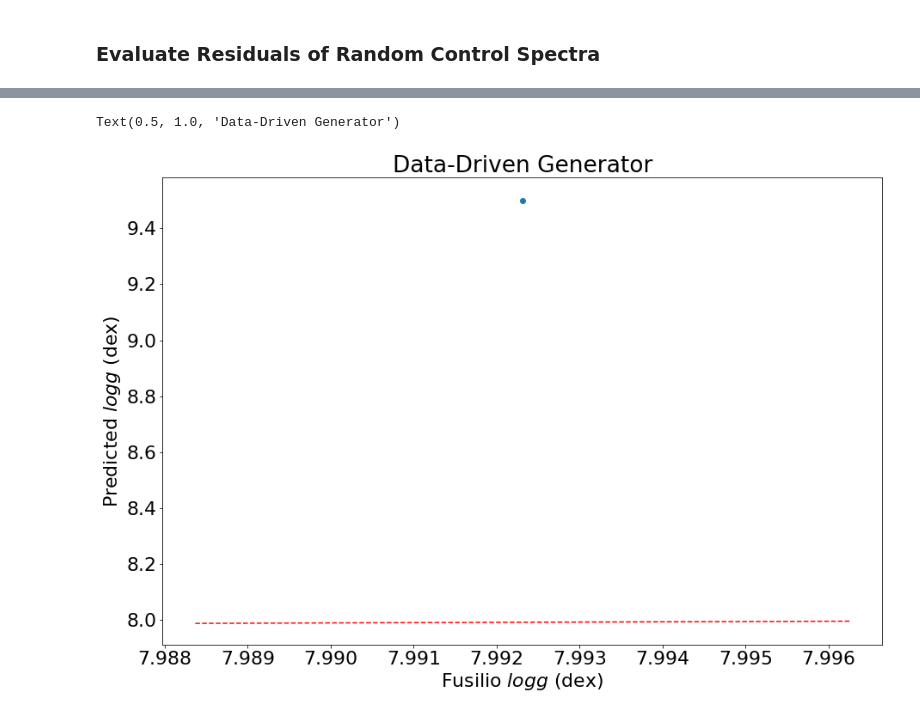
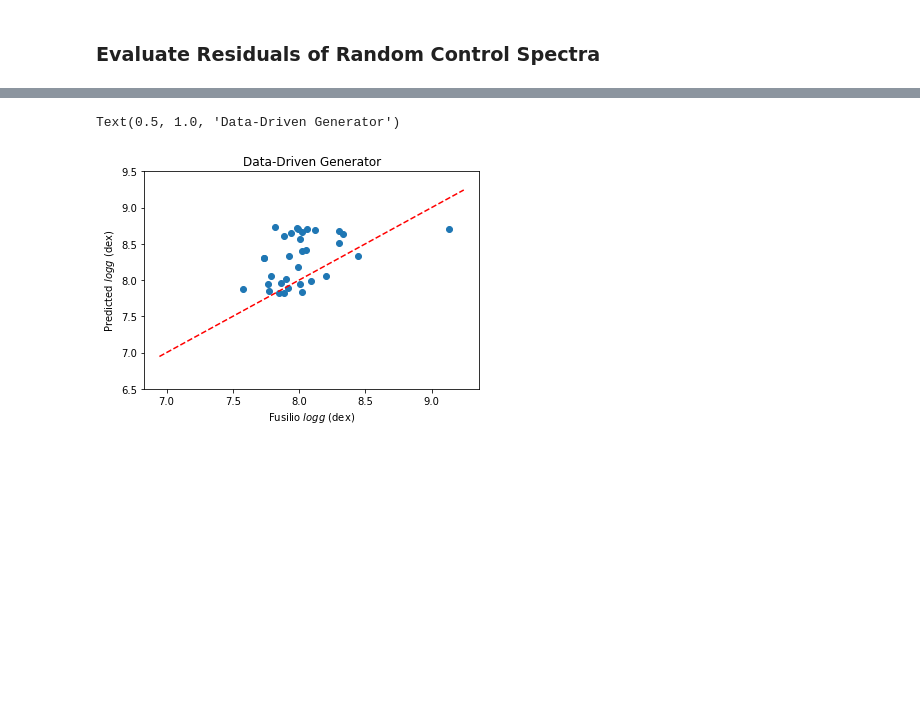
Before and after one commit to vedantchan/marcc, a Jupyter notebook: 8_data_driven_fitting.ipynb, the cells around one changed output, grey strips where cells are left out. Drawn from its saved outputs; the diff is of its cells as text; code cells hidden in the pictures; blank space fills up the shorter version.

Commit message:
more neural networks, plots

```diff
--- a/8_data_driven_fitting.ipynb
+++ b/8_data_driven_fitting.ipynb
@@ -159,7 +159,7 @@ for i in tqdm(range(len(spectra))):
         + (lamgrid > 6301.7 - 10)*(lamgrid < 6301.7 + 10) + (lamgrid > 7246.0 - 10)*(lamgrid < 7246.0 + 10)
     contcorr[skylinemask] = 1
     #contcorr = rvcorr(contcorr)
-    contcorr = np.log(contcorr)
+    #contcorr = np.log(contcorr)
     where = np.isnan(contcorr)
     contcorr[where] = 0
     normspec.append(contcorr[0:3000])
@@ -213,7 +213,7 @@ Non-trainable params: 0
 _________________________________________________________________
 None
 # %%
-epoch = 25000
+epoch = 500
 batch = len(X_train)
 
 history = model.fit(X,t,epochs=epoch,verbose=0,batch_size=batch,validation_data = (X_test,y_test))
@@ -318,5 +320,5 @@ Text(0.5, 1.0, 'Sample of Model Residuals')
 # %%
-modelscaling = 1e5
+modelscaling = 1
 
 def spectrum_sampler(wl,teff,logg,trans):
     label = sc.transform(np.asarray(np.stack((teff,logg)).reshape(1,-1)))
@@ -332,20 +334,19 @@ params['teff'].set(min=13000,max=80000)
 params['logg'].set(min=6.5,max=9.5)
 params['trans'].set(min=-10,max=10,vary=False)
 # %%
-y_
 fitoutput = np.zeros((len(y_test),5))
 
 for i in tqdm(range(len(y_test))):
     spec = y_test[i]
     fitoutput[i,0] = int(specnames[i][:-12])
-    #params['teff'].set(value=sc.inverse_transform(X_test)[i,0],vary=False)
-    result = fitter.fit(spec*modelscaling,params,wl=lamgrid,method="powell",nan_policy='omit',calc_covar=True)
+    params['teff'].set(value=sc.inverse_transform(X_test)[i,0],vary=True)
+    result = fitter.fit(spec*modelscaling,params,wl=lamgrid,method="emcee",nan_policy='omit',calc_covar=True)
     fitoutput[i,1] = result.params['teff'].value
     fitoutput[i,2] = result.params['teff'].stderr
     fitoutput[i,3] = result.params['logg'].value
     fitoutput[i,4] = result.params['logg'].stderr
 
-#     plt.figure(figsize=(7,5))
-#     plt.plot(spec*modelscaling)
-#     plt.plot(spectrum_sampler(None,result.params['teff'],result.params['logg'],result.params['trans']))
-#     plt.show()
+    plt.figure(figsize=(7,5))
+    plt.plot(spec*modelscaling)
+    plt.plot(spectrum_sampler(None,result.params['teff'],result.params['logg'],result.params['trans']))
+    plt.show()
@@ -368,17 +383,18 @@ Text(0.5, 1.0, 'Data-Driven Generator')
 # %%
 true = true_labels[:,1]
 pred = fitoutput[:,3]
 f=plt.scatter(true,pred)
 x = np.linspace(f.axes.get_xlim()[0],f.axes.get_xlim()[1],1000)
 y = x
 plt.plot(x,y,'r--')
+plt.ylim(6.5,9.5)
 
 plt.xlabel('Fusilio $logg$ (dex)')
 plt.ylabel('Predicted $logg$ (dex)')
 plt.title('Data-Driven Generator')
 # %% [output]
 Text(0.5, 1.0, 'Data-Driven Generator')
-[figure, old version]
+[figure, new version]
 # %%
 f = corner.corner(result.flatchain)
 # %% [output]
```
Also changed, not shown: parts of 15 cells of this notebook, 9 other files.
